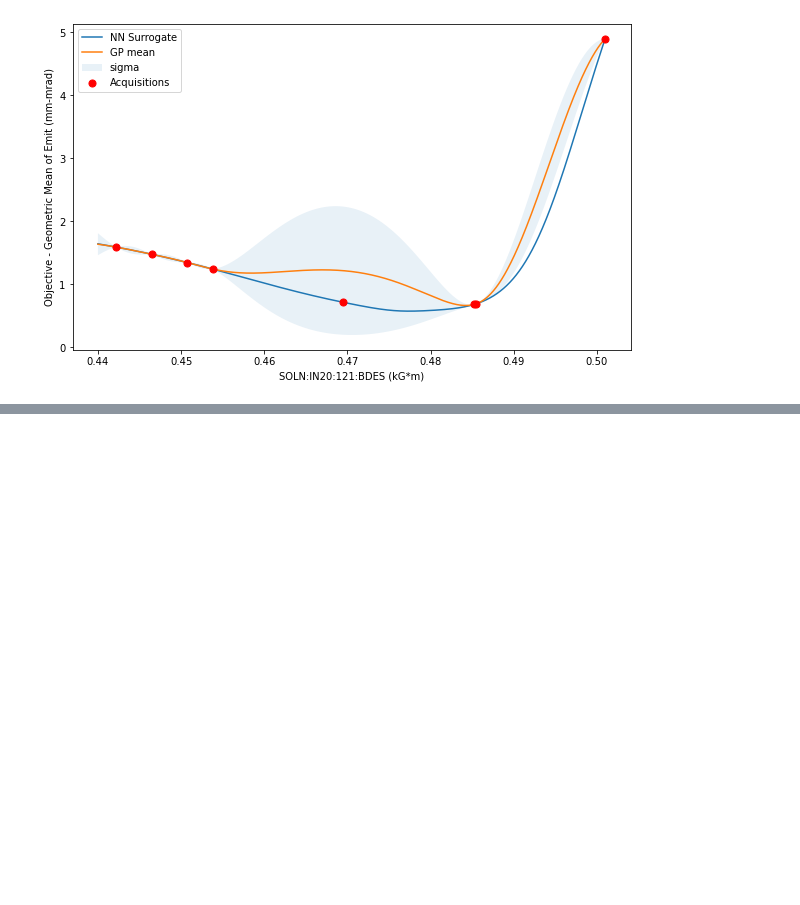
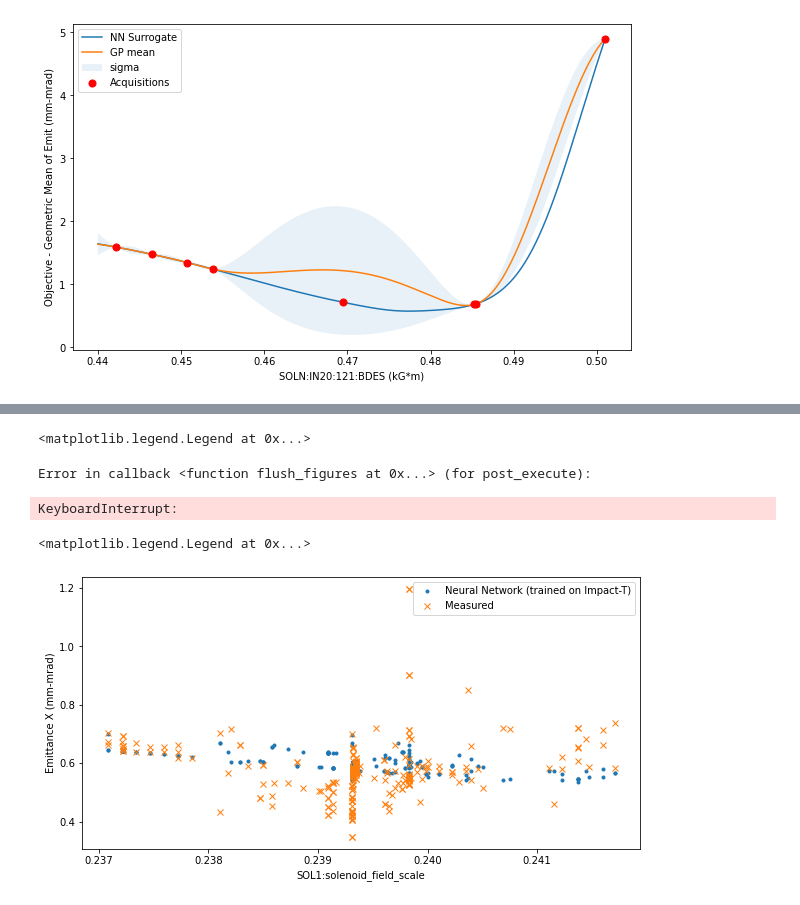
Before and after one commit to singh96aman/lcls_cu_injector_tuning, a Jupyter notebook: models/simple_models/LCLS_Cu_Inj_scalar_beam_size_emit_OTR2_EASY.ipynb, the cells around one changed output, grey strips where cells are left out. Saved outputs shown, nothing was run; the diff lists cells and outputs as text; code cells hidden in the pictures; blank space fills up the shorter version.

```diff
--- a/models/simple_models/LCLS_Cu_Inj_scalar_beam_size_emit_OTR2_EASY.ipynb
+++ b/models/simple_models/LCLS_Cu_Inj_scalar_beam_size_emit_OTR2_EASY.ipynb
@@ -944,0 +982,12 @@ plot_bo(evaluate_sol2, bo)
+# %%
+arch_values[:,:]= inputs[0:1]
+arch_values = pd.DataFrame(arch_values,columns = ['distgen:r_dist:sigma_xy:value', 'distgen:t_dist:length:value',
+       'distgen:total_charge:value', 'SOL1:solenoid_field_scale',
+       'CQ01:b1_gradient', 'SQ01:b1_gradient', 'L0A_scale:voltage',
+       'L0A_phase:dtheta0_deg', 'L0B_scale:voltage', 'L0B_phase:dtheta0_deg'])
+# %%
+arch_values[:][pv_name_to_sim_name['SOLN:IN20:121:BDES']] = np.array(runvals[:]['SOLN:IN20:121:BACT'])*pv_to_sim_factor['SOLN:IN20:121:BDES']
+arch_values[:][pv_name_to_sim_name['QUAD:IN20:121:BDES']] = np.array(runvals[:]['QUAD:IN20:121:BACT'])*pv_to_sim_factor['QUAD:IN20:121:BDES']
+arch_values[:][pv_name_to_sim_name['QUAD:IN20:122:BDES']] = np.array(runvals[:]['QUAD:IN20:122:BACT'])*pv_to_sim_factor['QUAD:IN20:122:BDES']
+# %%
+arch_emitx=runvals['OTRS:IN20:571:EMITN_X']#
@@ -944,0 +1016,25 @@ plot_bo(evaluate_sol2, bo)
+# %%
+Y_pred = Model.pred_sim_units(arch_values)
+# %%
+plt.figure(figsize=(10,5))
+plt.plot(np.linspace(0,250,254),Y_pred[:,loc_out['norm_emit_x']]*10**6,'.')
+plt.plot(np.linspace(0,250,254),arch_emitx,'x')
+#plt.plot(arch_emitx,'x')
+plt.xlabel('Sample (Increasing Time)')
+plt.ylabel('Emittance X (mm-mrad)')
+plt.legend(['Neural Network (trained on Impact-T)','Measured'])
+# %% [output]
+<matplotlib.legend.Legend at 0x...>
+Error in callback <function flush_figures at 0x...> (for post_execute):
+KeyboardInterrupt:
+# %%
+plt.figure(figsize=(10,5))
+plt.plot(np.array(arch_values['SOL1:solenoid_field_scale']),Y_pred[:,loc_out['norm_emit_x']]*10**6,'.')
+plt.plot(np.array(arch_values['SOL1:solenoid_field_scale']),arch_emitx,'x')
+#plt.plot(arch_emitx,'x')
+plt.xlabel('SOL1:solenoid_field_scale')
+plt.ylabel('Emittance X (mm-mrad)')
+plt.legend(['Neural Network (trained on Impact-T)','Measured'])
+# %% [output]
+<matplotlib.legend.Legend at 0x...>
+[figure, added]
```
Also changed, not shown: parts of 38 cells of this notebook, 4 other files.
